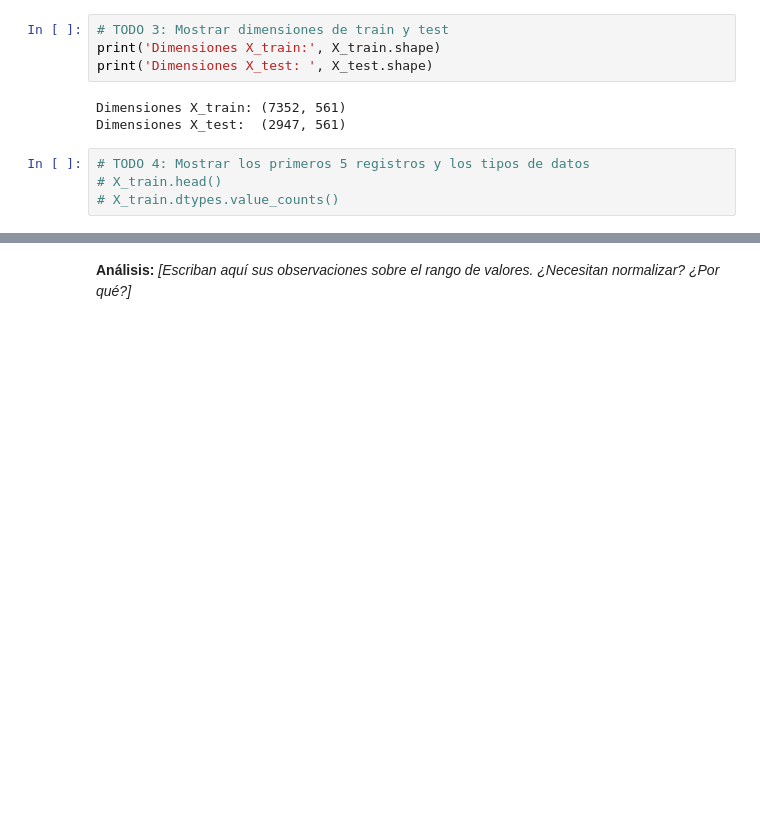
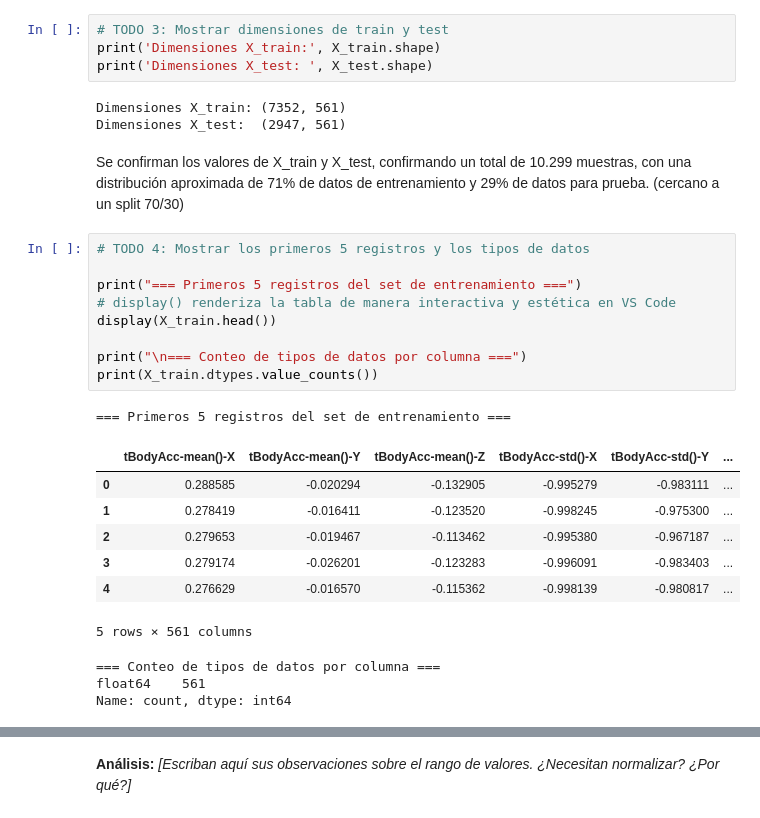
Before and after one commit to sctavo/HAR-ML, a Jupyter notebook: notebook_fase1_grupo05.ipynb, the cells around one changed output, grey strips where cells are left out. Drawn from its saved outputs; the diff is of its cells as text; blank space fills up the shorter version.

```diff
--- a/notebook_fase1_grupo05.ipynb
+++ b/notebook_fase1_grupo05.ipynb
@@ -148,10 +148,29 @@ print('Dimensiones X_test: ', X_test.shape)
 # %% [output]
 Dimensiones X_train: (7352, 561)
 Dimensiones X_test:  (2947, 561)
+# %% [markdown]
+Se confirman los valores de X_train y X_test, confirmando un total de 10.299 muestras, con una distribución aproximada de 71% de datos de entrenamiento y 29% de datos para prueba. (cercano a un split 70/30)
 # %%
 # TODO 4: Mostrar los primeros 5 registros y los tipos de datos
-# X_train.head()
-# X_train.dtypes.value_counts()
+
+print("=== Primeros 5 registros del set de entrenamiento ===")
+# display() renderiza la tabla de manera interactiva y estética en VS Code
+display(X_train.head())
+
+print("\n=== Conteo de tipos de datos por columna ===")
+print(X_train.dtypes.value_counts())
+# %% [output]
+=== Primeros 5 registros del set de entrenamiento ===
+|  | tBodyAcc-mean()-X | tBodyAcc-mean()-Y | tBodyAcc-mean()-Z | tBodyAcc-std()-X | tBodyAcc-std()-Y | ... |
+| 0 | 0.288585 | -0.020294 | -0.132905 | -0.995279 | -0.983111 | ... |
+| 1 | 0.278419 | -0.016411 | -0.123520 | -0.998245 | -0.975300 | ... |
+| 2 | 0.279653 | -0.019467 | -0.113462 | -0.995380 | -0.967187 | ... |
+| 3 | 0.279174 | -0.026201 | -0.123283 | -0.996091 | -0.983403 | ... |
+| 4 | 0.276629 | -0.016570 | -0.115362 | -0.998139 | -0.980817 | ... |
+5 rows × 561 columns
+=== Conteo de tipos de datos por columna ===
+float64    561
+Name: count, dtype: int64
 # %%
 # TODO 5: Verificar valores faltantes (NaN)
 missing_train = X_train.isnull().sum().sum()
```
Also changed, not shown: parts of 6 cells of this notebook.
